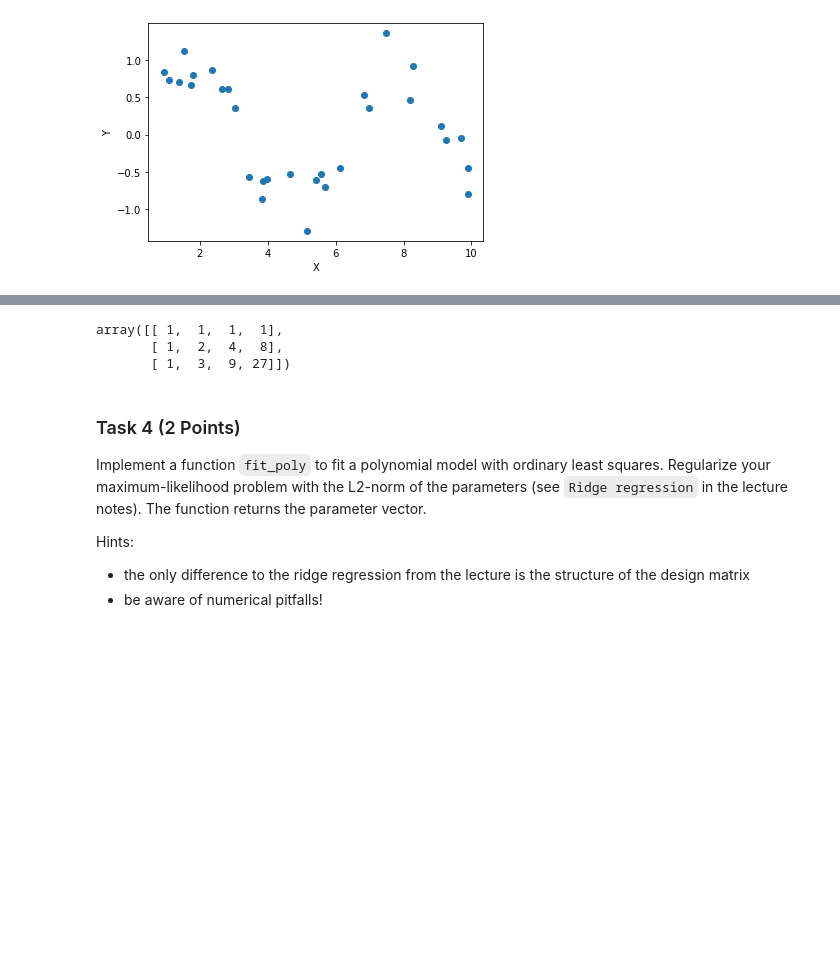
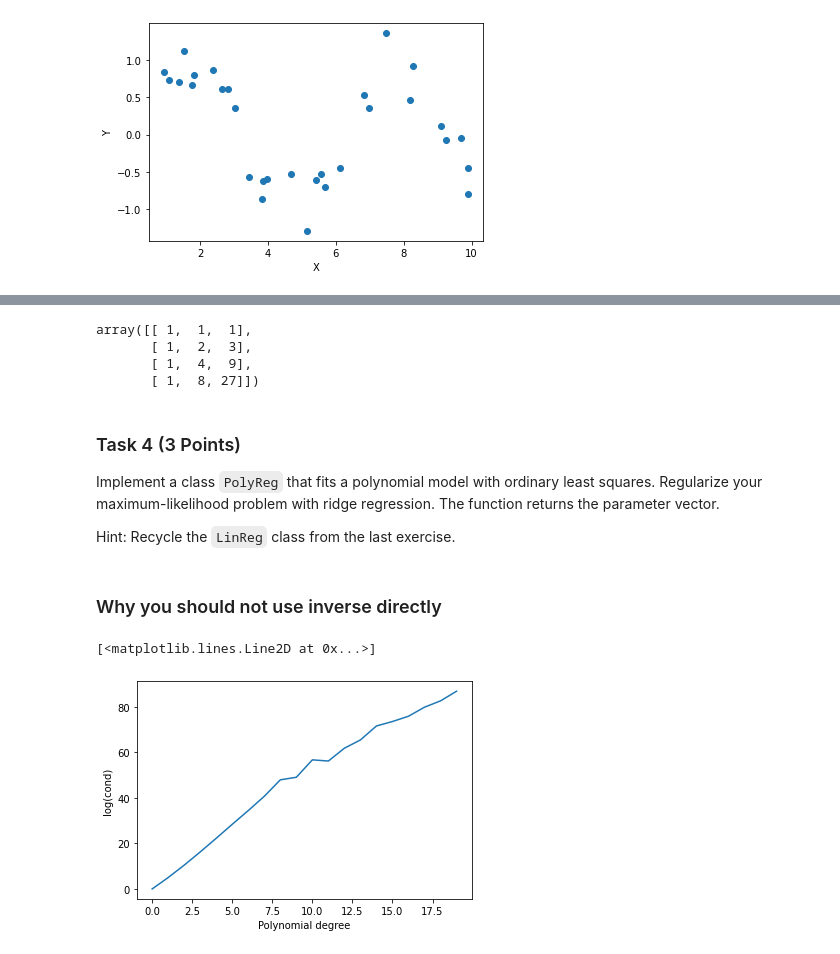
Before and after one commit to matthiasware/AGDML, a Jupyter notebook: exercise_2/solution.ipynb, the cells around one changed output, grey strips where cells are left out. Cells and saved outputs as stored; diff of their text form; code cells hidden in the pictures; blank space fills up the shorter version.

```diff
--- a/exercise_2/solution.ipynb
+++ b/exercise_2/solution.ipynb
@@ -93,20 +92,17 @@ Hints: Verify the correctness of your implementation!
 # %%
 def poly(x, degree):
-    #TODO: return polynomial design matrix (2 Points)
-    # polynomials: 1 Point
-    # correct order: 1 Point
-    return np.vander(x, degree+1, increasing=True)
+    #TODO: return polynomial design matrix
+    return np.vander(x, degree+1, increasing=True).T
 
 x = np.array([1,2,3])
 poly(x,3)
 # %% [output]
-array([[ 1,  1,  1,  1],
-       [ 1,  2,  4,  8],
-       [ 1,  3,  9, 27]])
+array([[ 1,  1,  1],
+       [ 1,  2,  3],
+       [ 1,  4,  9],
+       [ 1,  8, 27]])
 # %% [markdown]
-### Task 4 (2 Points)
-Implement a function `fit_poly` to fit a polynomial model with ordinary least squares. Regularize your maximum-likelihood problem with the L2-norm of the parameters (see `Ridge regression` in the lecture notes). The function returns the parameter vector.
+### Task 4 (3 Points)
+Implement a class `PolyReg` that fits a polynomial model with ordinary least squares. Regularize your maximum-likelihood problem with ridge regression. The function returns the parameter vector.
 
-Hints:
-- the only difference to the ridge regression from the lecture is the structure of the design matrix
-- be aware of numerical pitfalls!
+Hint: Recycle the `LinReg` class from the last exercise.
@@ -120,0 +126,15 @@ def fit_poly(x, y, degree, c=0):
+# %% [markdown]
+### Why you should not use inverse directly
+# %%
+cond_numbers = []
+for i in range(20):
+    pX = poly(X,i)
+    tmp = pX@pX.T
+    cond_numbers.append(np.log(np.linalg.cond(tmp)))
+
+plt.xlabel('Polynomial degree')
+plt.ylabel('log(cond)')
+plt.plot(cond_numbers)
+# %% [output]
+[<matplotlib.lines.Line2D at 0x...>]
+[figure, added]
```
Also changed, not shown: parts of 53 cells of this notebook, 26 other files.
